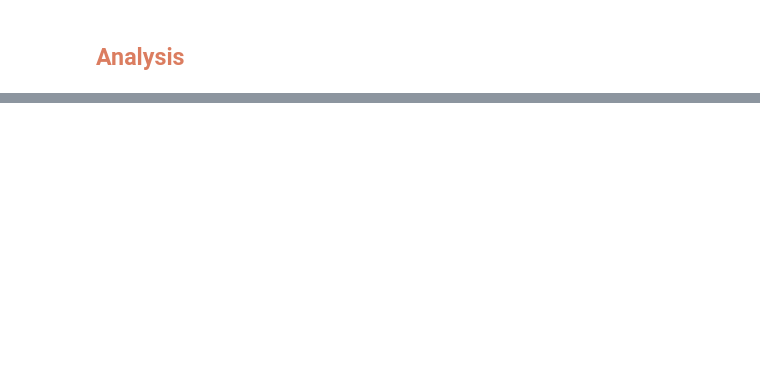
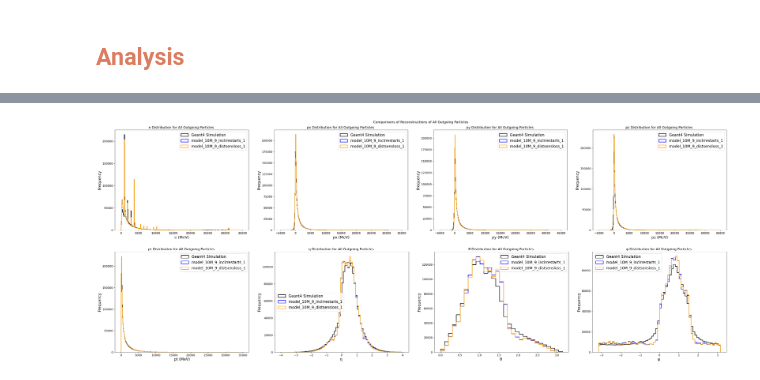
Before and after one commit to EshwaryForReasons/particleGPT, a Jupyter notebook: analysis_notebooks/analysis_exp4.ipynb, the cells around one changed output, grey strips where cells are left out. Drawn from its saved outputs; the diff is of its cells as text; code cells hidden in the pictures; blank space fills up the shorter version.

```diff
--- a/analysis_notebooks/analysis_exp4.ipynb
+++ b/analysis_notebooks/analysis_exp4.ipynb
@@ -84,0 +81,6 @@ display(df[['model_name', 'iters_trained', 'min_saved_train_loss', 'min_saved_va
+# %%
+wall = (all_particles_bricks[0] | all_particles_bricks[1] | all_particles_bricks[2] | all_particles_bricks[3]) / (all_particles_bricks[4] | all_particles_bricks[5] | all_particles_bricks[6] | all_particles_bricks[7])
+wall.set_suptitle('Comparisons of Reconstructions of All Outgoing Particles')
+wall.savefig()
+# %% [output]
+[figure, added]
```
Also changed, not shown: parts of 6 cells of this notebook, 57 other files.
